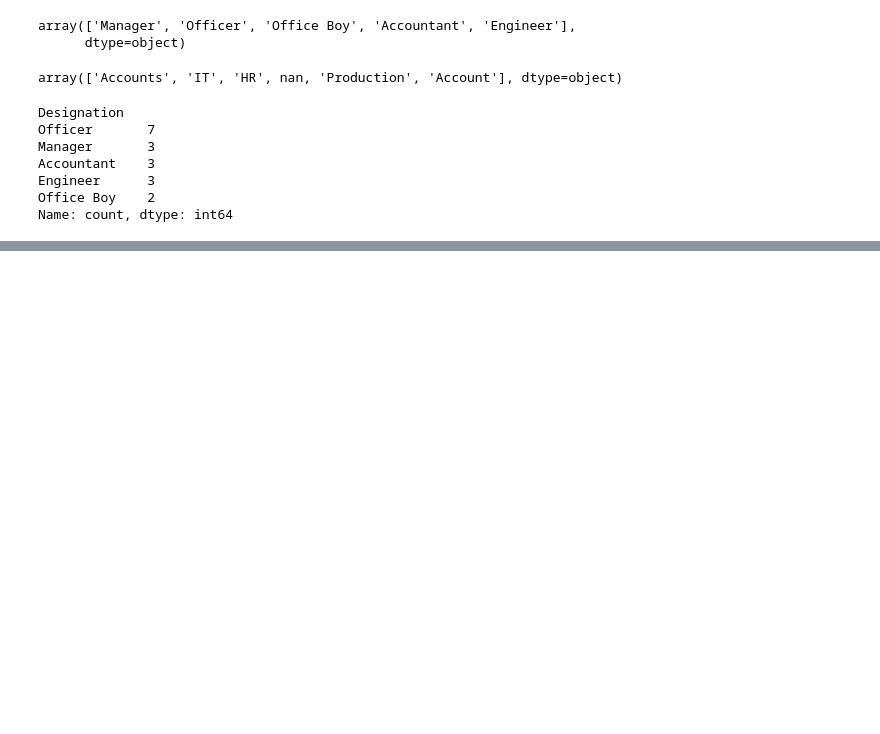
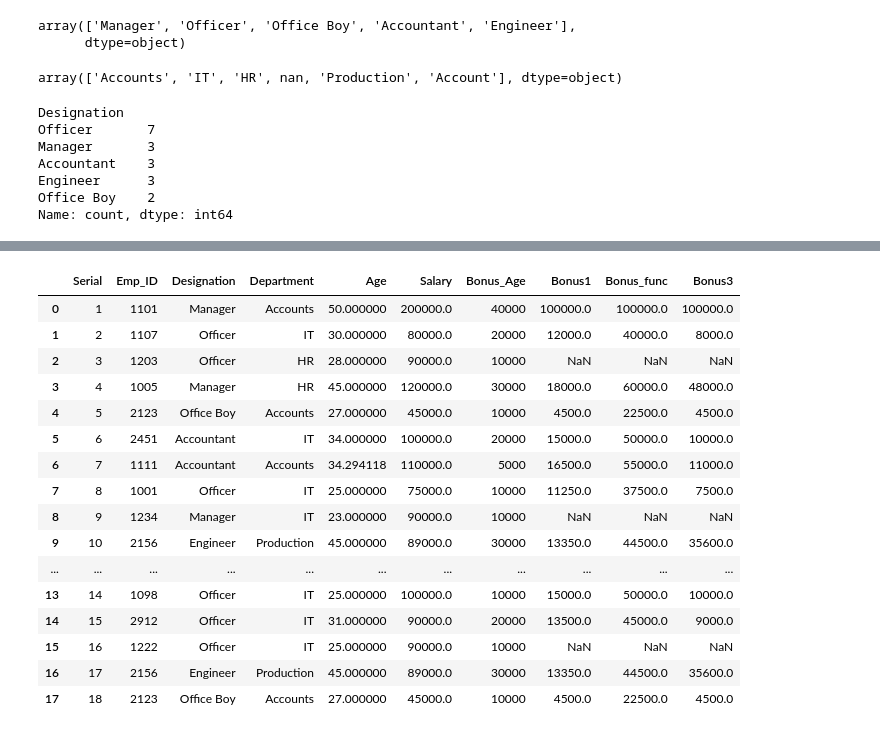
Before and after one commit to GhulamQadir/python_programming, a Jupyter notebook: advance-python/pandas/pandas.ipynb, the cells around one changed output, grey strips where cells are left out. Saved outputs shown, nothing was run; the diff lists cells and outputs as text; code cells hidden in the pictures; blank space fills up the shorter version.

```diff
--- a/advance-python/pandas/pandas.ipynb
+++ b/advance-python/pandas/pandas.ipynb
@@ -683,0 +745,25 @@ Name: count, dtype: int64
+# %%
+# filling null values
+employee_data.fillna({'Department': employee_data.Department.mode()[0],  # 1st most repeated value
+                      'Age':employee_data.Age.mean(),
+                      'Salary':employee_data.Salary.median()
+                      },inplace=True) # inplace true updating data permanently
+employee_data
+# %% [output]
+|  | Serial | Emp_ID | Designation | Department | Age | Salary | Bonus_Age | Bonus1 | Bonus_func | Bonus3 |
+| 0 | 1 | 1101 | Manager | Accounts | 50.000000 | 200000.0 | 40000 | 100000.0 | 100000.0 | 100000.0 |
+| 1 | 2 | 1107 | Officer | IT | 30.000000 | 80000.0 | 20000 | 12000.0 | 40000.0 | 8000.0 |
+| 2 | 3 | 1203 | Officer | HR | 28.000000 | 90000.0 | 10000 | NaN | NaN | NaN |
+| 3 | 4 | 1005 | Manager | HR | 45.000000 | 120000.0 | 30000 | 18000.0 | 60000.0 | 48000.0 |
+| 4 | 5 | 2123 | Office Boy | Accounts | 27.000000 | 45000.0 | 10000 | 4500.0 | 22500.0 | 4500.0 |
+| 5 | 6 | 2451 | Accountant | IT | 34.000000 | 100000.0 | 20000 | 15000.0 | 50000.0 | 10000.0 |
+| 6 | 7 | 1111 | Accountant | Accounts | 34.294118 | 110000.0 | 5000 | 16500.0 | 55000.0 | 11000.0 |
+| 7 | 8 | 1001 | Officer | IT | 25.000000 | 75000.0 | 10000 | 11250.0 | 37500.0 | 7500.0 |
+| 8 | 9 | 1234 | Manager | IT | 23.000000 | 90000.0 | 10000 | NaN | NaN | NaN |
+| 9 | 10 | 2156 | Engineer | Production | 45.000000 | 89000.0 | 30000 | 13350.0 | 44500.0 | 35600.0 |
+| ... | ... | ... | ... | ... | ... | ... | ... | ... | ... | ... |
+| 13 | 14 | 1098 | Officer | IT | 25.000000 | 100000.0 | 10000 | 15000.0 | 50000.0 | 10000.0 |
+| 14 | 15 | 2912 | Officer | IT | 31.000000 | 90000.0 | 20000 | 13500.0 | 45000.0 | 9000.0 |
+| 15 | 16 | 1222 | Officer | IT | 25.000000 | 90000.0 | 10000 | NaN | NaN | NaN |
+| 16 | 17 | 2156 | Engineer | Production | 45.000000 | 89000.0 | 30000 | 13350.0 | 44500.0 | 35600.0 |
+| 17 | 18 | 2123 | Office Boy | Accounts | 27.000000 | 45000.0 | 10000 | 4500.0 | 22500.0 | 4500.0 |
```
Also changed, not shown: parts of 13 cells of this notebook, 4 other files.
